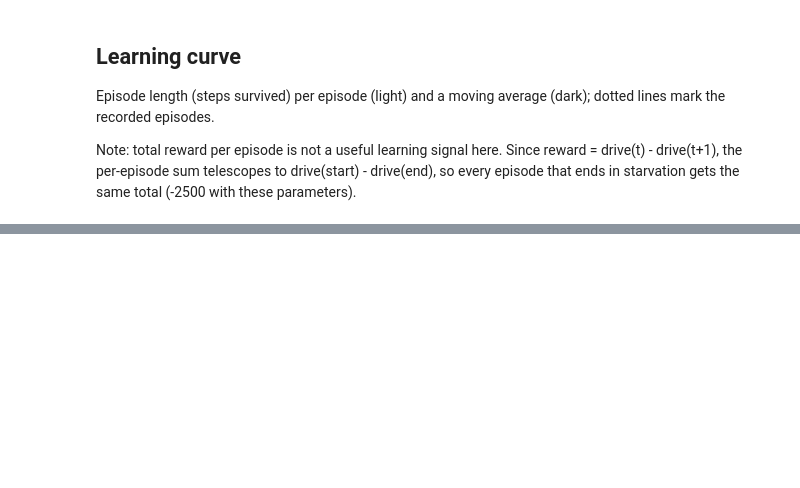
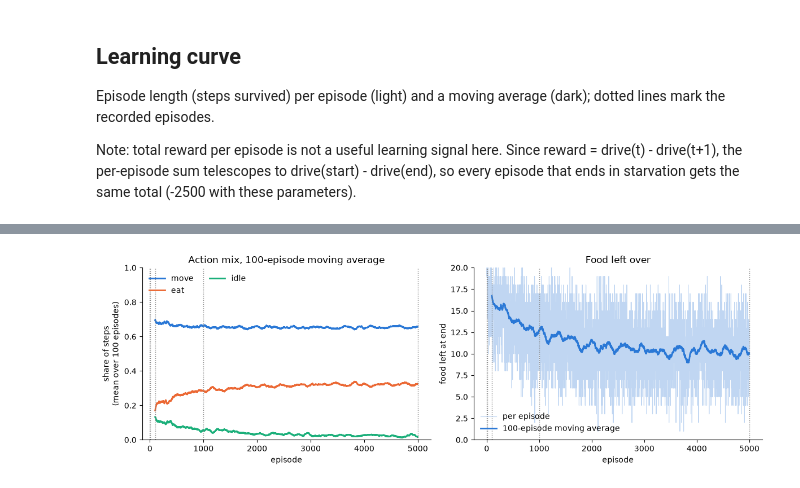
Before and after one commit to JuanMendez163/embodied_organs, a Jupyter notebook: notebooks/qlearning.ipynb, the cells around one changed output, grey strips where cells are left out. Drawn from its saved outputs; the diff is of its cells as text; code cells hidden in the pictures; blank space fills up the shorter version.

```diff
--- a/notebooks/qlearning.ipynb
+++ b/notebooks/qlearning.ipynb
@@ -184,0 +403,38 @@ plot_trajectories(plot_trajs, env, titles=titles)
+# %%
+def moving_average(x, window=WINDOW):
+    return np.convolve(x, np.ones(window) / window, mode="valid")
+
+
+ma_x = np.arange(WINDOW - 1, N_EPISODES) # episode index at the end of each window
+fig, axes = plt.subplots(1, 2, figsize=(12, 4))
+
+ax = axes[0]
+for cat in ACTION_CATS:
+    share = np.array(episode_action_counts[cat]) / lengths
+    ma = moving_average(share)
+    ax.plot(ma_x, ma, color=CAT_COLORS[cat], linewidth=2, label=cat)
+ax.set_ylim(0, 1)
+ax.set_ylabel(f"share of steps\n(mean over {WINDOW} episodes)")
+ax.set_title(f"Action mix, {WINDOW}-episode moving average")
+ax.legend(frameon=False, loc="upper left", ncol=2)
+
+ax = axes[1]
+food_left_end = np.array(episode_food_left)
+ax.plot(food_left_end, color="#97bcea", linewidth=0.8, alpha=0.6, label="per episode")
+ax.plot(ma_x, moving_average(food_left_end), color="#2a78d6", linewidth=2,
+        label=f"{WINDOW}-episode moving average")
+ax.set_ylim(0, env.n_food)
+ax.set_ylabel("food left at end")
+ax.set_title("Food left over")
+ax.legend(frameon=False)
+
+for ax in axes:
+    for ep in RECORD_EPISODES:
+        ax.axvline(ep, color="gray", linestyle=":", linewidth=1)
+    ax.set_xlabel("episode")
+    ax.spines[["top", "right"]].set_visible(False)
+plt.tight_layout()
+plt.savefig("../plots/action_mix_food_left.png", dpi=300)
+plt.show()
+# %% [output]
+[figure, added]
```
Also changed, not shown: parts of 11 cells of this notebook, 2 other files.
